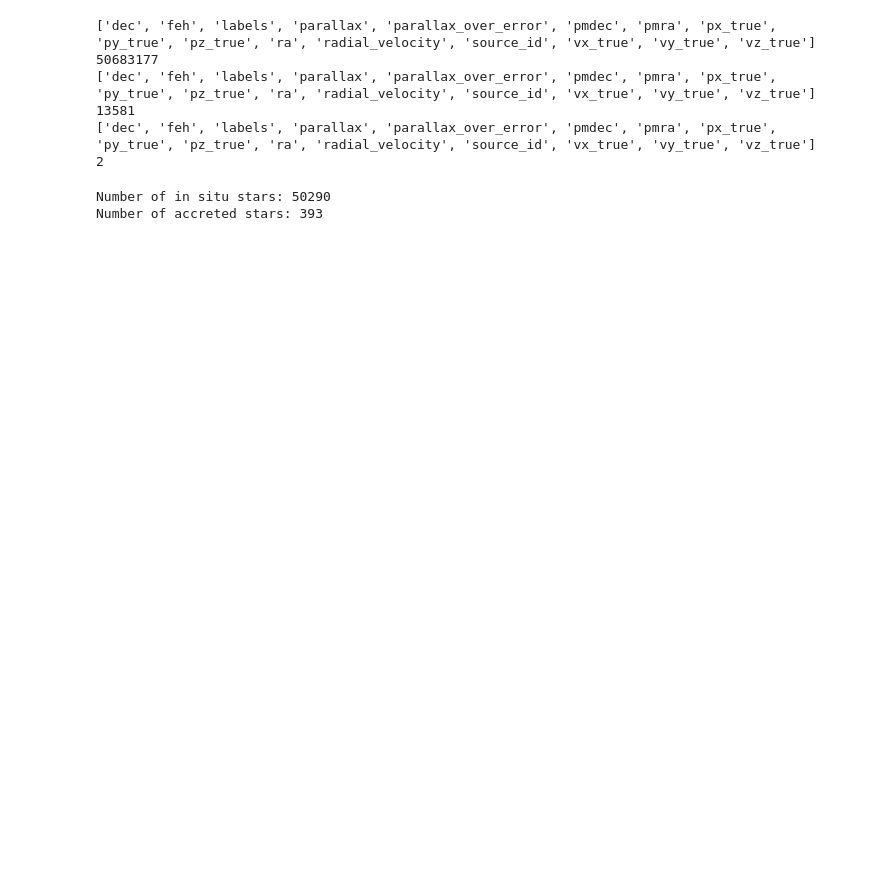
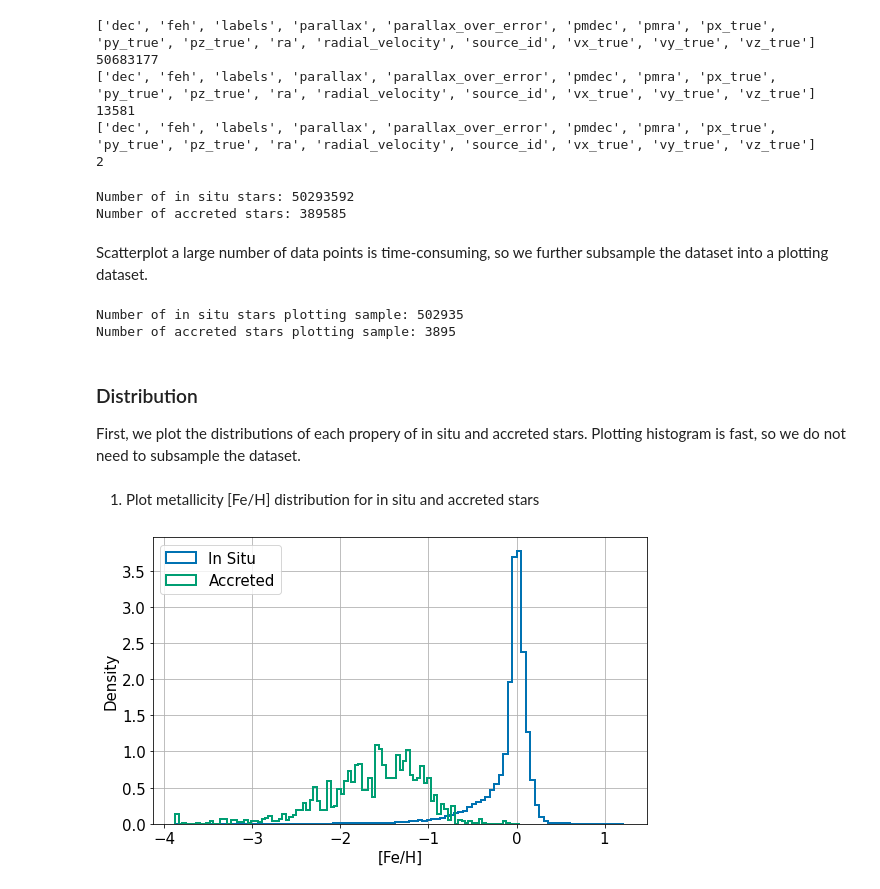
Before and after one commit to trivnguyen/gaia_merger_classification, a Jupyter notebook: plot_mock_data.ipynb, the cells around one changed output. Drawn from its saved outputs; the diff is of its cells as text; code cells hidden in the pictures; blank space fills up the shorter version.

```diff
--- a/plot_mock_data.ipynb
+++ b/plot_mock_data.ipynb
@@ -94,28 +130,53 @@ data['vphi_true'] = (data['px_true']*data['vy_true'] - data['py_true']*data['vx_
 # %%
 # get index of insitu and accreted stars
-mask_insitu = (data['labels'] == 0)
-N_insitu = np.sum(mask_insitu)
-N_accreted = np.sum(~mask_insitu)
+mask_insitu = (labels == 0)
+n_insitu = np.sum(mask_insitu)
+n_accreted = np.sum(~mask_insitu)
 
-print('Number of in situ stars: {:d}'.format(N_insitu))
-print('Number of accreted stars: {:d}'.format(N_accreted))
-
-data_insitu = {}
-data_accreted = {}
-for p in data.keys():
-    data_insitu[p] = data[p][mask_insitu]
-    data_accreted[p] = data[p][~mask_insitu]
+print('Number of in situ stars: {:d}'.format(n_insitu))
+print('Number of accreted stars: {:d}'.format(n_accreted))
 # %% [output]
-Number of in situ stars: 50290
-Number of accreted stars: 393
+Number of in situ stars: 50293592
+Number of accreted stars: 389585
+# %% [markdown]
+Scatterplot a large number of data points is time-consuming, so we further subsample the dataset into a plotting dataset.
 # %%
-# To reduce scatter plot time, further subsample dataset
-subsample_plot = 1
+subsample_plot = 100
 if subsample_plot > 1:
-    rand_insitu = np.random.permutation(N_insitu)[:N_insitu // subsample_plot]
-    rand_accreted = np.random.permutation(N_accreted)[:N_accreted // subsample_plot]
+    rand_insitu = np.random.permutation(n_insitu)[:n_insitu // subsample_plot]
+    rand_accreted = np.random.permutation(n_accreted)[:n_accreted // subsample_plot]
     print('Number of in situ stars plotting sample: {:d}'.format(len(rand_insitu)))
     print('Number of accreted stars plotting sample: {:d}'.format(len(rand_accreted)))
 else:
     rand_insitu = ()
     rand_accreted = ()
+# %% [output]
+Number of in situ stars plotting sample: 502935
+Number of accreted stars plotting sample: 3895
+# %% [markdown]
+### Distribution
+
+First, we plot the distributions of each propery of in situ and accreted stars. Plotting histogram is fast, so we do not need to subsample the dataset.
+# %% [markdown]
+1. Plot metallicity [Fe/H] distribution for in situ and accreted stars
+# %%
+# plot [Fe / H] histogram for in situ and accreted stars
+fig, ax = plt.subplots(1, figsize=(8, 5))
+
+# bins = np.arange(-4., 1.5, 0.125)
+bins = 100
+ax.hist(feh[mask_insitu], bins, density=True,
+        histtype='step', lw=2, label='In Situ')
+ax.hist(feh[~mask_insitu], bins, density=True,
+        histtype='step', lw=2, label='Accreted')
+
+# format axes and figure
+ax.set_xlabel('[Fe/H]')
+ax.set_ylabel('Density')
+ax.grid(True)
+ax.legend(loc=2)
+
+fig.tight_layout()
+fig.savefig('plots/feh.png', bbox_inches='tight')
+# %% [output]
+[figure, added]
```
Also changed, not shown: parts of 24 cells of this notebook.
